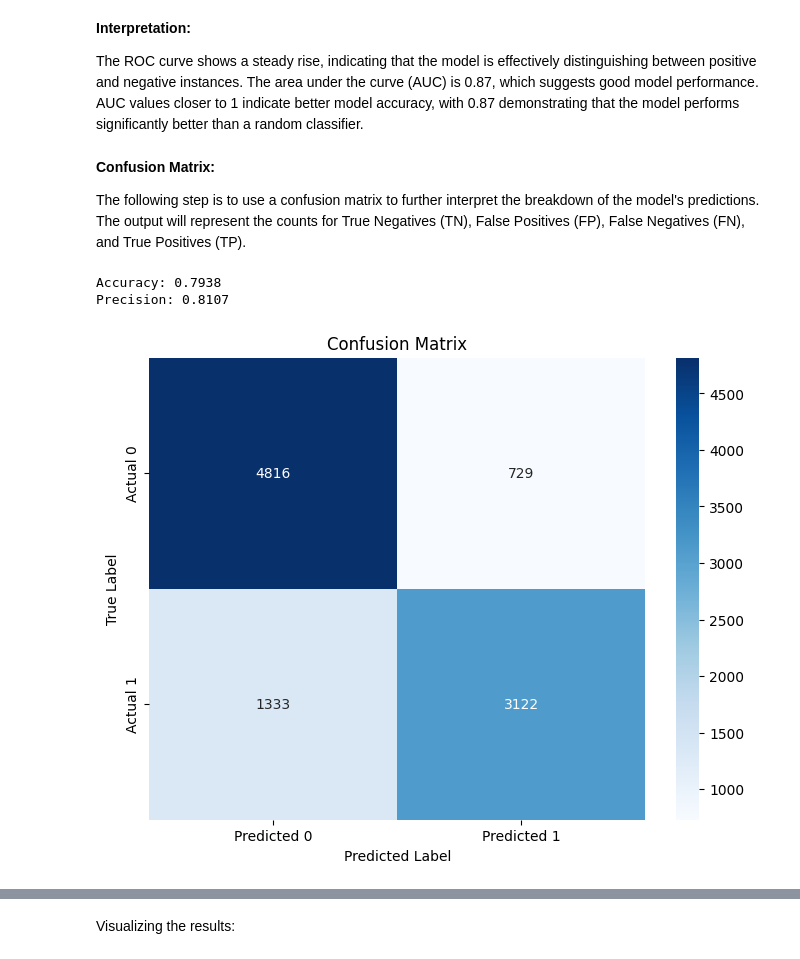
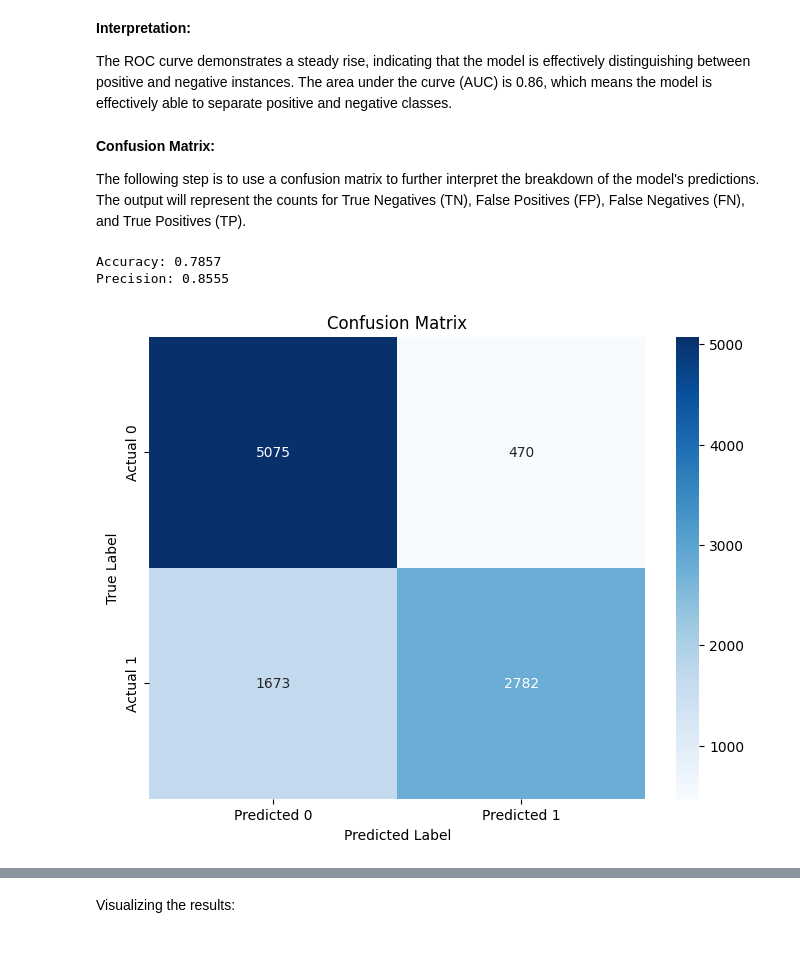
Before and after one commit to fariyanalam/Projects, a Jupyter notebook: PHYS152_Final_Project.ipynb, the cells around one changed output, grey strips where cells are left out. Saved outputs shown, nothing was run; the diff lists cells and outputs as text; code cells hidden in the pictures.

```diff
--- a/PHYS152_Final_Project.ipynb
+++ b/PHYS152_Final_Project.ipynb
@@ -120,12 +120,14 @@ import torch.optim as optim
 import time
 import pickle
 
-#Define model
+#Defining the model
 class BinaryClassifier(nn.Module):
     def __init__(self, input_dim):
         super(BinaryClassifier, self).__init__()
         self.model = nn.Sequential(
-            nn.Linear(input_dim, 32),
+            nn.Linear(input_dim, 64),
+            nn.LeakyReLU(),
+            nn.Linear(64, 32),
             nn.LeakyReLU(),
             nn.Linear(32, 16),
             nn.LeakyReLU(),
@@ -136,23 +138,23 @@ class BinaryClassifier(nn.Module):
     def forward(self, x):
         return self.model(x)
 
-#Convert data to tensors
+#Converting the data to tensors
 x_train_tensor = torch.tensor(X_train.values, dtype=torch.float32)
 y_train_tensor = torch.tensor(y_train.values, dtype=torch.float32).unsqueeze(1)
 x_test_tensor = torch.tensor(X_test.values, dtype=torch.float32)
 y_test_tensor = torch.tensor(y_test.values, dtype=torch.float32).unsqueeze(1)
 xy_train = torch.utils.data.TensorDataset(x_train_tensor, y_train_tensor)
-loader = torch.utils.data.DataLoader(xy_train, batch_size=int(len(X_train) / 5), shuffle=True)
+loader = torch.utils.data.DataLoader(xy_train, batch_size=int(len(X_train) / 10), shuffle=True)
 
-#Dictionaries to store losses
+#Defining dictionaries to store the losses
 train_losses_dict = {}
 test_losses_dict = {}
 
-#Training loop for different learning rates
-for lr in [0.02, 0.05, 0.1]:
+#Defining the training loop for lr = 0.005, 0.001, 0.0005
+for lr in [0.005, 0.001, 0.0005]:
     print(f"Learning Rate: {lr}")
 
-    #Initialize model, loss function, and optimizer
+    #Initializing the model, loss function, and ADAM optimizer
     input_dim = X_train.shape[1]
     net = BinaryClassifier(input_dim)
     loss_fn = nn.BCELoss()
@@ -162,9 +164,9 @@ for lr in [0.02, 0.05, 0.1]:
     train_losses = []
     test_losses = []
 
-    for epoch in range(10):
-        start_time = time.time()
+    start_time = time.time()
 
+    for epoch in range(15):
         for x_batch, y_batch in loader:
             y_pred = net(x_batch)
             optimizer.zero_grad()
@@ -186,6 +188,7 @@ for lr in [0.02, 0.05, 0.1]:
     train_losses_dict[lr] = train_losses
     test_losses_dict[lr] = test_losses
 
+#Saving the loss values to a file
 with open("loss_data.pkl", "wb") as f:
     pickle.dump({"train": train_losses_dict, "test": test_losses_dict}, f)
 
@@ -285,7 +292,7 @@ AUC: 0.87
 # %% [markdown]
 **Interpretation:**
 
-The ROC curve shows a steady rise, indicating that the model is effectively distinguishing between positive and negative instances. The area under the curve (AUC) is 0.87, which suggests good model performance. AUC values closer to 1 indicate better model accuracy, with 0.87 demonstrating that the model performs significantly better than a random classifier.
+The ROC curve demonstrates a steady rise, indicating that the model is effectively distinguishing between positive and negative instances. The area under the curve (AUC) is 0.86, which means the model is effectively able to separate positive and negative classes.
 # %% [markdown]
 **Confusion Matrix:**
 
@@ -297,40 +304,40 @@ import matplotlib.pyplot as plt
 import seaborn as sns
 import numpy as np
 
-# Load the trained model
+#Loading the trained model
 net.load_state_dict(torch.load("binary_classifier.pth"))
 net.eval()
 with torch.no_grad():
     y_pred_test = net(x_test_tensor)
 
 y_pred_probs = y_pred_test
-y_pred_binary = (y_pred_probs > 0.5).float()
+y_pred_binary = (y_pred_probs > 0.6).float()
 
 y_test_no = y_test_tensor.cpu().numpy()
 y_pred_binary_np = y_pred_binary.cpu().numpy()
 
 cm = confusion_matrix(y_test_no, y_pred_binary_np)
 
 TN, FP, FN, TP = cm.ravel()
 accuracy = (TP + TN) / (TP + TN + FP + FN)
 precision = TP / (TP + FP)
 
 print(f"Accuracy: {accuracy:.4f}")
 print(f"Precision: {precision:.4f}")
 
 plt.figure(figsize=(8, 6))
 sns.heatmap(cm, annot=True, fmt='d', cmap='Blues',
             xticklabels = ['Predicted 0', 'Predicted 1'],
             yticklabels = ['Actual 0', 'Actual 1']
             )
 plt.xlabel('Predicted Label')
 plt.ylabel('True Label')
 plt.title('Confusion Matrix')
 plt.show()
 # %% [output]
-Accuracy: 0.7938
-Precision: 0.8107
+Accuracy: 0.7857
+Precision: 0.8555
-[figure, old version]
+[figure, new version]
 # %% [markdown]
 **Interpretation:**
 
```
Also changed, not shown: parts of 24 cells of this notebook.
